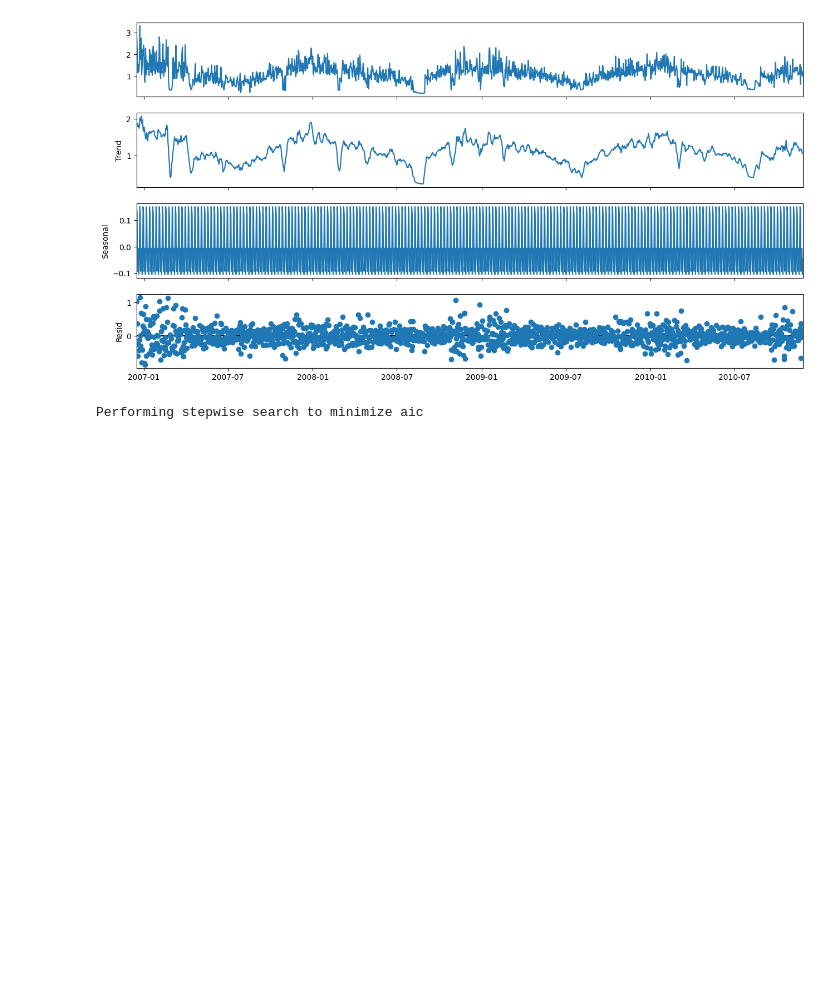
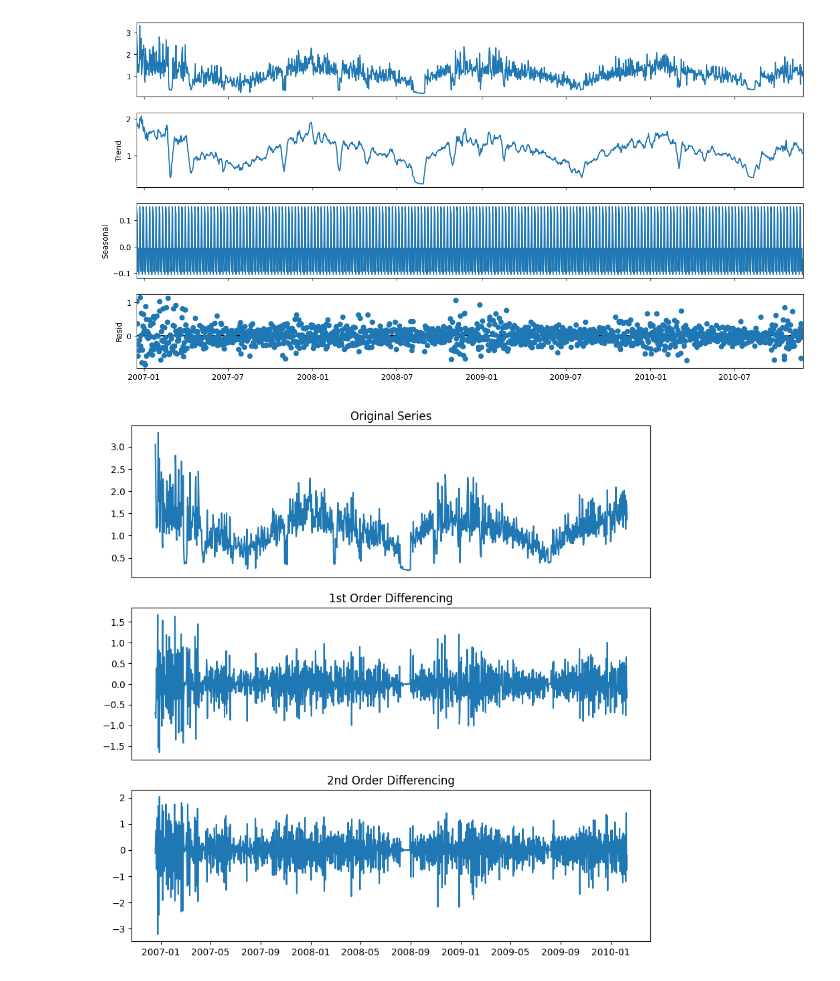
Before and after one commit to Eniark698/Machine-Learning, a Jupyter notebook: jnotes/third.ipynb, the cells around one changed output. Saved outputs shown, nothing was run; the diff lists cells and outputs as text; code cells hidden in the pictures; blank space fills up the shorter version.

```diff
--- a/jnotes/third.ipynb
+++ b/jnotes/third.ipynb
@@ -158,15 +158,3 @@ trend, seasonal, residual = seasonal_decompose(df_real)
 # %%
 train_data = df_real['Total_power'][:int(len(df_real)*0.8)]
 test_data = df_real['Total_power'][int(len(df_real)*0.8):]
-# %%
-stepwise_fit = auto_arima(df_real, start_p = 1, start_q = 1,
-                          max_p = 3, max_q = 3, m = 365,
-                          start_P = 0, seasonal = True,
-                          d = None, D = 1, trace = True,
-                          error_action ='ignore',   # we don't want to know if an order does not work
-                          suppress_warnings = True,  # we don't want convergence warnings
-                          stepwise = True)           # set to stepwise
-
-stepwise_fit.summary()
-# %% [output]
-Performing stepwise search to minimize aic
@@ -194,0 +161,16 @@ plt.show()
+# %%
+# Original Series
+fig, (ax1, ax2, ax3) = plt.subplots(3, figsize=(10, 10))
+ax1.plot(train_data)
+ax1.set_title('Original Series')
+ax1.axes.xaxis.set_visible(False)
+# 1st Differencing
+ax2.plot(train_data.diff())
+ax2.set_title('1st Order Differencing')
+ax2.axes.xaxis.set_visible(False)
+# 2nd Differencing
+ax3.plot(train_data.diff().diff())
+ax3.set_title('2nd Order Differencing')
+plt.show()
+# %% [output]
+[figure, added]
```
Also changed, not shown: parts of 7 cells of this notebook.
